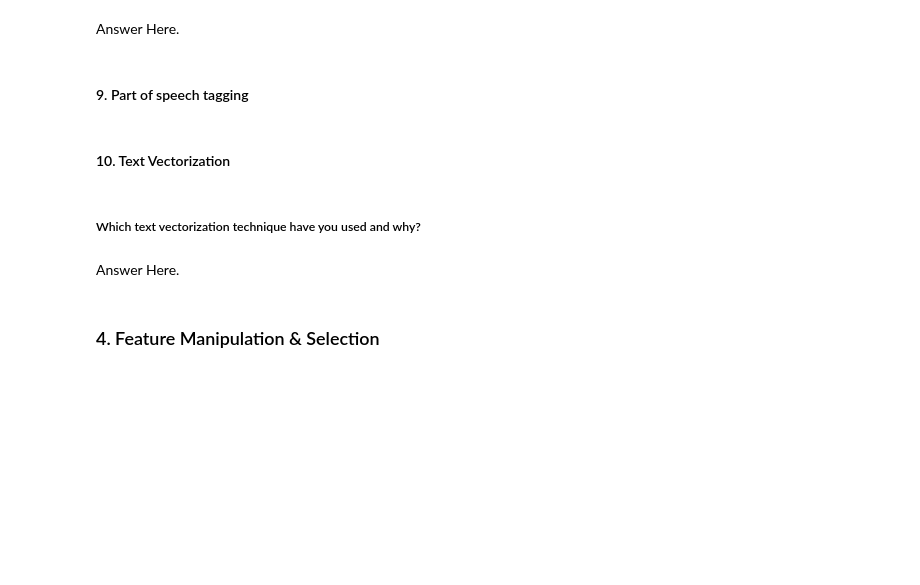
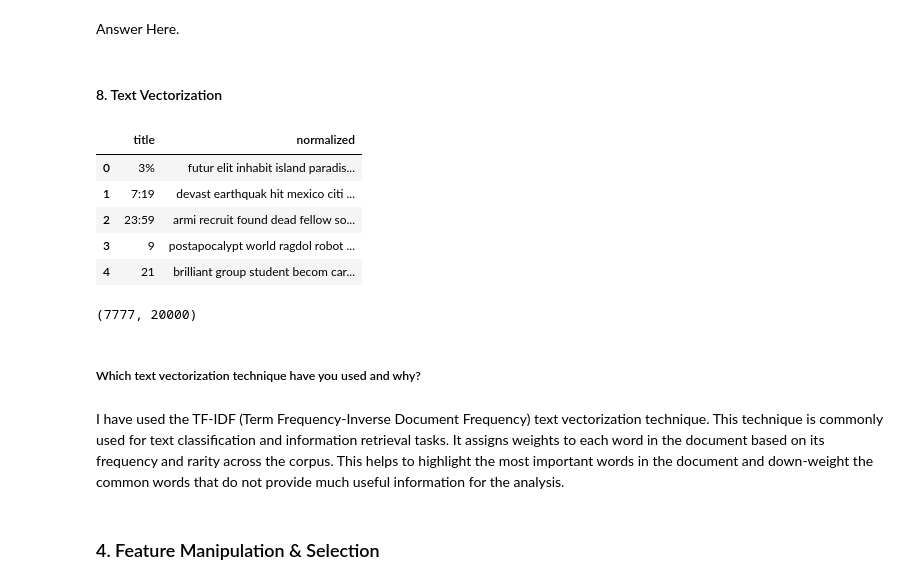
Before and after one commit to krutika73/UNSUPERVISED-ON-NETFLIX--MOVIE-AND-TV-SHOWS-CLUSTRING, a Jupyter notebook: Unsupervised_ML_Submission_Template.ipynb, the cells around one changed output. Cells and saved outputs as stored; diff of their text form; code cells hidden in the pictures; blank space fills up the shorter version.

```diff
--- a/Unsupervised_ML_Submission_Template.ipynb
+++ b/Unsupervised_ML_Submission_Template.ipynb
@@ -1125,0 +1231,7 @@ Answer Here.
+# %%
+# Tokenization
+def tokenize_text(text):
+    tokens = nltk.word_tokenize(text)
+    return tokens
+# %%
+df['tokenized'] = df['removed_whitespaces'].apply(tokenize_text)
@@ -1133,0 +1257,9 @@ Answer Here.
+# %%
+# Normalizing Text (i.e., Stemming, Lemmatization etc.)
+def normalize_text(tokens):
+    stemmer = SnowballStemmer('english')          # apply stemming to tokens
+    stemmed_tokens = [stemmer.stem(token) for token in tokens]
+    lemmatizer = WordNetLemmatizer()              # apply lemmatization
+    normalized_tokens = [lemmatizer.lemmatize(token) for token in stemmed_tokens]
+    normalized_text = ' '.join(normalized_tokens) # join normalized tokens
+    return normalized_text
@@ -1135,5 +1278,3 @@ Answer Here.
 ##### Which text normalization technique have you used and why?
 # %% [markdown]
 Answer Here.
-# %% [markdown]
-#### 9. Part of speech tagging
@@ -1142,11 +1281,31 @@ Answer Here.
 # %% [markdown]
-#### 10. Text Vectorization
+#### 8. Text Vectorization
 # %%
 # Vectorizing Text
+# %%
+new_df = df[['title', 'normalized']]
+new_df.head()
+# %% [output]
+|  | title | normalized |
+| 0 | 3% | futur elit inhabit island paradis... |
+| 1 | 7:19 | devast earthquak hit mexico citi ... |
+| 2 | 23:59 | armi recruit found dead fellow so... |
+| 3 | 9 | postapocalypt world ragdol robot ... |
+| 4 | 21 | brilliant group student becom car... |
+# %%
+#using tfidf
+from sklearn.feature_extraction.text import TfidfVectorizer
+
+t_vectorizer = TfidfVectorizer(max_features=20000)
+x= t_vectorizer.fit_transform(new_df['normalized'])
+
+x.shape
+# %% [output]
+(7777, 20000)
 # %% [markdown]
 ##### Which text vectorization technique have you used and why?
-# %% [markdown]
-Answer Here.
+# %% [markdown]
+I have used the TF-IDF (Term Frequency-Inverse Document Frequency) text vectorization technique. This technique is commonly used for text classification and information retrieval tasks. It assigns weights to each word in the document based on its frequency and rarity across the corpus. This helps to highlight the most important words in the document and down-weight the common words that do not provide much useful information for the analysis.
 # %% [markdown]
 ### 4. Feature Manipulation & Selection
 # %% [markdown]
```
Also changed, not shown: parts of 96 cells of this notebook.
